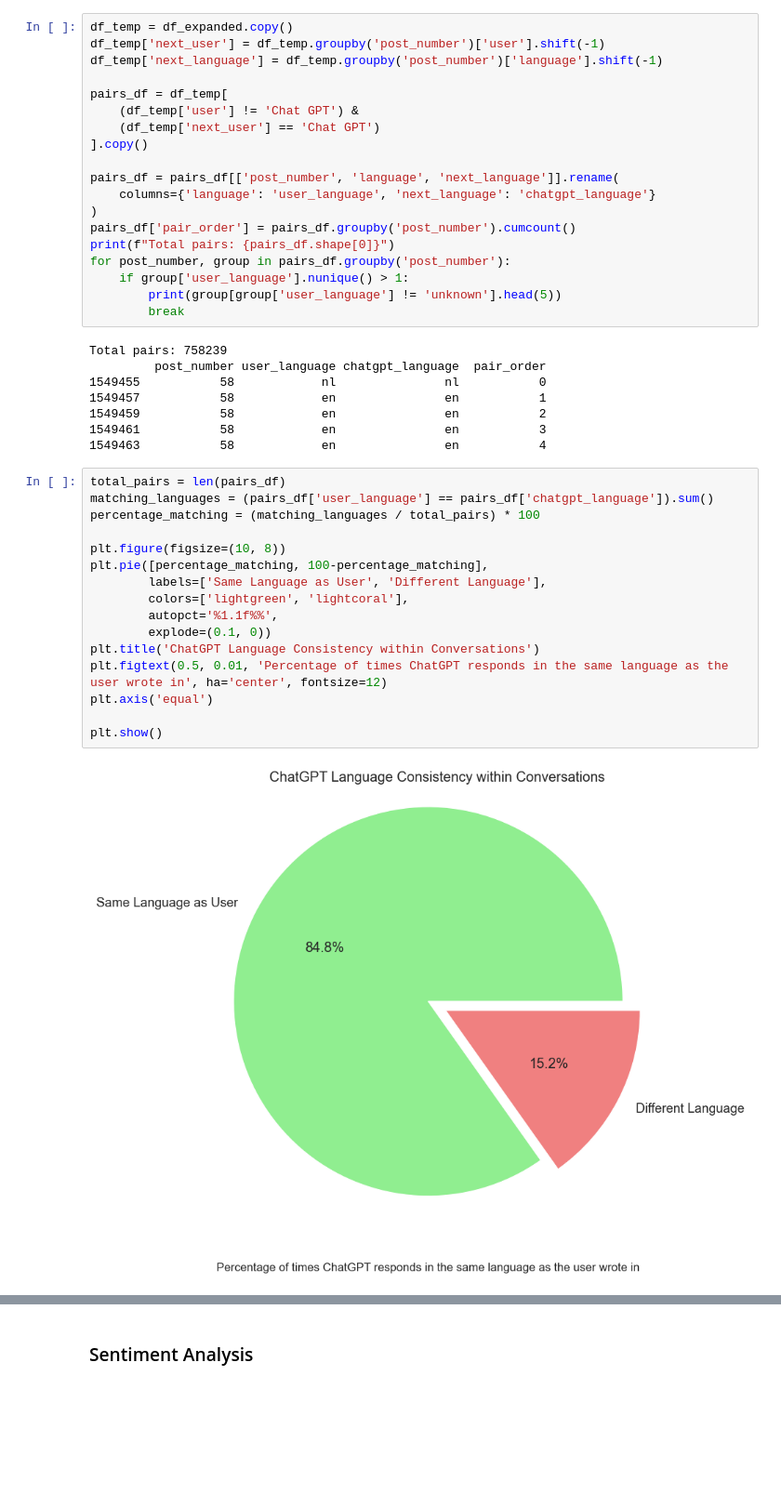
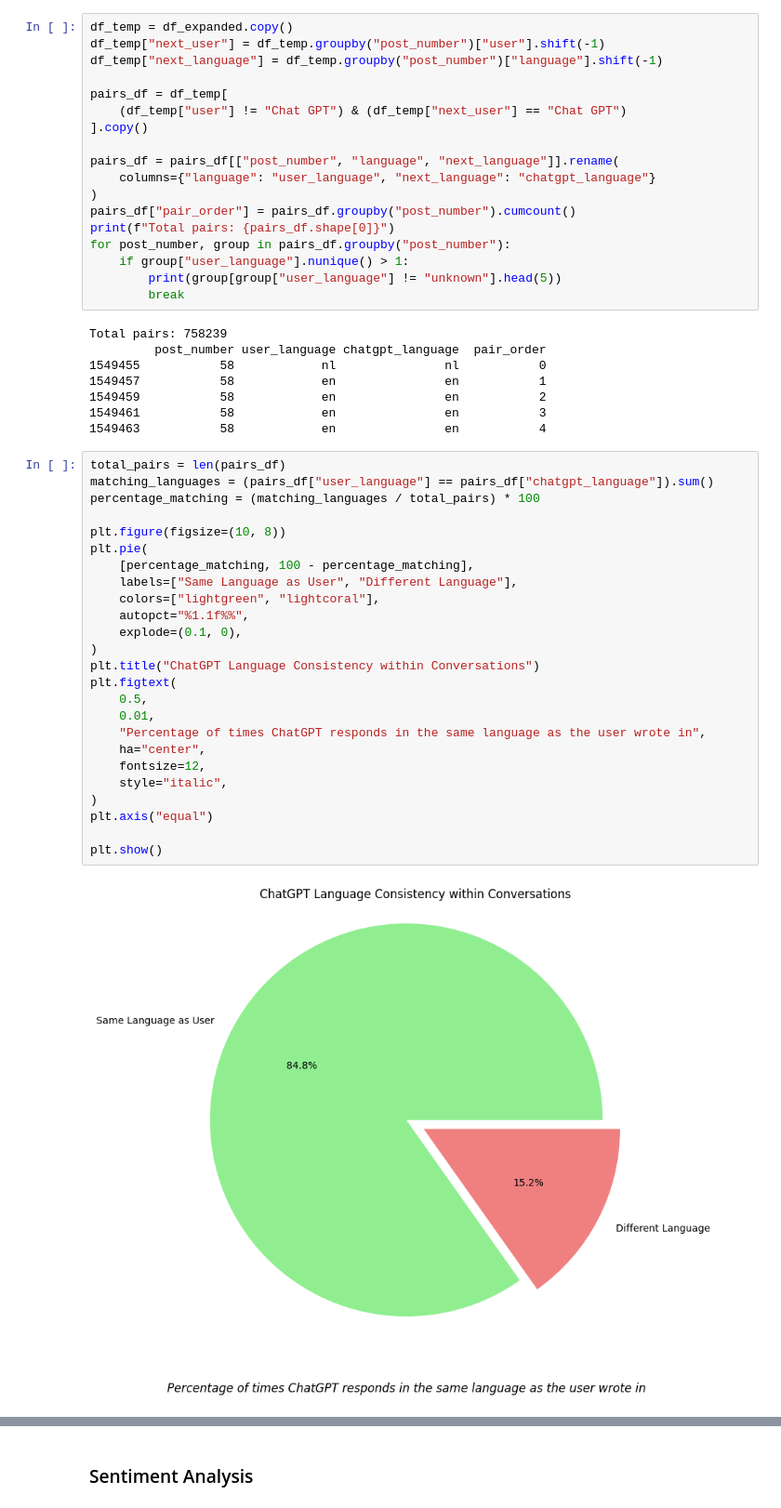
Before and after one commit to Fybex/chatgpt-conversations-analysis, a Jupyter notebook: 2_eda.ipynb, the cells around one changed output, grey strips where cells are left out. Shown at 93% size. Drawn from its saved outputs; the diff is of its cells as text; blank space fills up the shorter version.

```diff
--- a/2_eda.ipynb
+++ b/2_eda.ipynb
@@ -387,21 +583,20 @@ plt.show()
 # %%
 df_temp = df_expanded.copy()
-df_temp['next_user'] = df_temp.groupby('post_number')['user'].shift(-1)
-df_temp['next_language'] = df_temp.groupby('post_number')['language'].shift(-1)
+df_temp["next_user"] = df_temp.groupby("post_number")["user"].shift(-1)
+df_temp["next_language"] = df_temp.groupby("post_number")["language"].shift(-1)
 
 pairs_df = df_temp[
-    (df_temp['user'] != 'Chat GPT') &
-    (df_temp['next_user'] == 'Chat GPT')
+    (df_temp["user"] != "Chat GPT") & (df_temp["next_user"] == "Chat GPT")
 ].copy()
 
-pairs_df = pairs_df[['post_number', 'language', 'next_language']].rename(
-    columns={'language': 'user_language', 'next_language': 'chatgpt_language'}
+pairs_df = pairs_df[["post_number", "language", "next_language"]].rename(
+    columns={"language": "user_language", "next_language": "chatgpt_language"}
 )
-pairs_df['pair_order'] = pairs_df.groupby('post_number').cumcount()
+pairs_df["pair_order"] = pairs_df.groupby("post_number").cumcount()
 print(f"Total pairs: {pairs_df.shape[0]}")
-for post_number, group in pairs_df.groupby('post_number'):
-    if group['user_language'].nunique() > 1:
-        print(group[group['user_language'] != 'unknown'].head(5))
+for post_number, group in pairs_df.groupby("post_number"):
+    if group["user_language"].nunique() > 1:
+        print(group[group["user_language"] != "unknown"].head(5))
         break
 # %% [output]
 Total pairs: 758239
@@ -413,20 +608,29 @@ Total pairs: 758239
 1549463           58            en               en           4
 # %%
 total_pairs = len(pairs_df)
-matching_languages = (pairs_df['user_language'] == pairs_df['chatgpt_language']).sum()
+matching_languages = (pairs_df["user_language"] == pairs_df["chatgpt_language"]).sum()
 percentage_matching = (matching_languages / total_pairs) * 100
 
 plt.figure(figsize=(10, 8))
-plt.pie([percentage_matching, 100-percentage_matching],
-        labels=['Same Language as User', 'Different Language'],
-        colors=['lightgreen', 'lightcoral'],
-        autopct='%1.1f%%',
-        explode=(0.1, 0))
-plt.title('ChatGPT Language Consistency within Conversations')
-plt.figtext(0.5, 0.01, 'Percentage of times ChatGPT responds in the same language as the user wrote in', ha='center', fontsize=12)
-plt.axis('equal')
+plt.pie(
+    [percentage_matching, 100 - percentage_matching],
+    labels=["Same Language as User", "Different Language"],
+    colors=["lightgreen", "lightcoral"],
+    autopct="%1.1f%%",
+    explode=(0.1, 0),
+)
+plt.title("ChatGPT Language Consistency within Conversations")
+plt.figtext(
+    0.5,
+    0.01,
+    "Percentage of times ChatGPT responds in the same language as the user wrote in",
+    ha="center",
+    fontsize=12,
+    style="italic",
+)
+plt.axis("equal")
 
 plt.show()
 # %% [output]
-[figure, old version]
+[figure, new version]
 # %%
```
Also changed, not shown: parts of 52 cells of this notebook.
